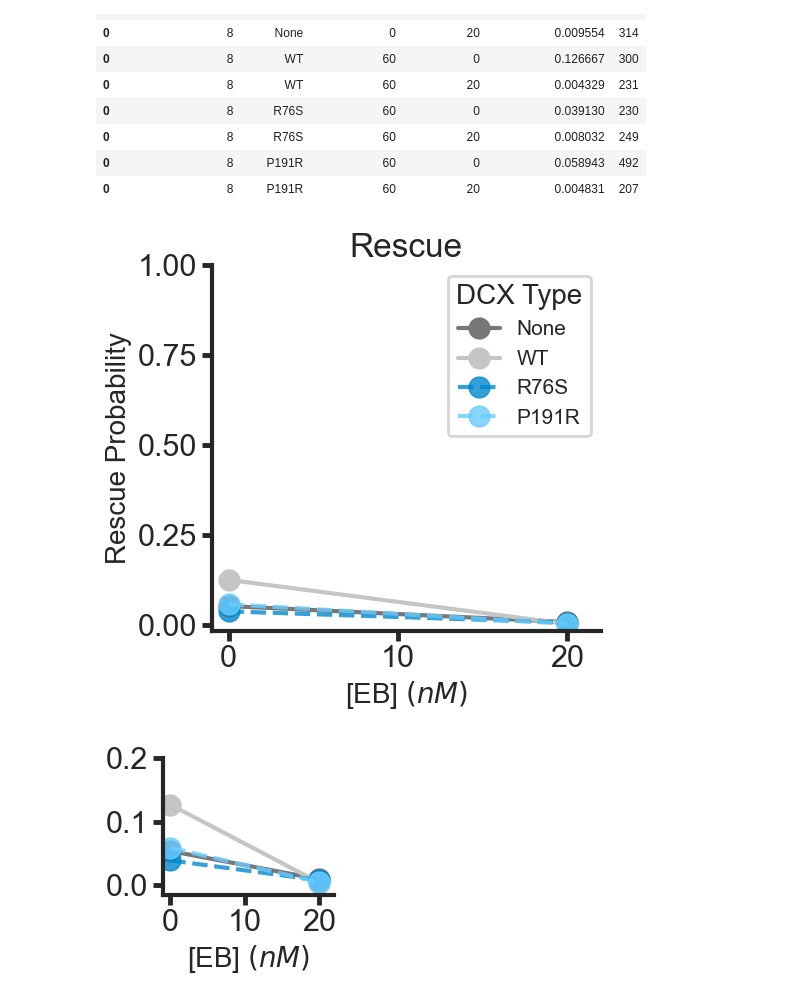
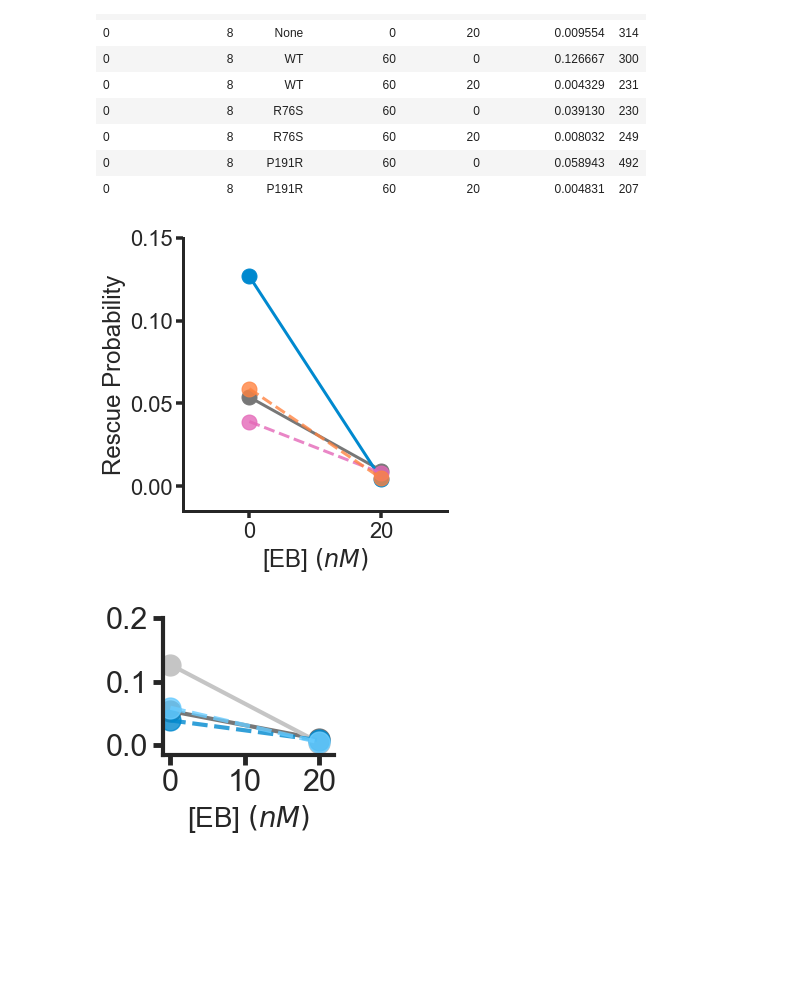
Before and after one commit to sofiacruzt/sofia-brouhardlab, a Jupyter notebook: dynamics/fit_master_sheet-BrandiEB.ipynb, the cells around one changed output. Cells and saved outputs as stored; diff of their text form; code cells hidden in the pictures; blank space fills up the shorter version.

```diff
--- a/dynamics/fit_master_sheet-BrandiEB.ipynb
+++ b/dynamics/fit_master_sheet-BrandiEB.ipynb
@@ -127,3 +127,10 @@ path = newmydir
 path
 # %% [output]
 WindowsPath('C:/Users/Brouhard Lab/OneDrive - McGill University/EJCB2023/Brandi_EJCB_DCX-EB_Figs/IRM/Data_Sheets/Plots-Sofia/Plots-Sofia')
+# %%
+tubconc =8
+dcxtype = 'None'
+ebconc = 20
+rep = 4
+selectdata = data[(data[Type]==dcxtype)&(data[EBconc]==ebconc)]
+selectdata.groupby([EBconc,'Rep']).mean()
@@ -867,14 +904,14 @@ sns.set_style("ticks")
 c = 0
 for i in [0,1]:
     for j in [0,1]:
-        sns.pointplot(x='Date', y=parameters[c],
-                        hue='Ch', join=False, capsize=.1,
-                        data=selectdata,ci=95 , palette=palette,ax=axs[i][j])
+        sns.pointplot(x='Rep', y=parameters[c],
+                         err_style="bars", marker='o', join=False, capsize=.1,
+                        data=selectdata,err_kws={'capsize':10},ci=95 , palette=palette,ax=axs[i][j])
         c += 1
-# axs[0][0].set_ylim(0,1.5)
-# axs[1][0].set_ylim(0,18)
-# axs[0][1].set_ylim(0,10)
-# axs[1][1].set_ylim(0,18)
+axs[0][0].set_ylim(0,1.5)
+axs[1][0].set_ylim(0,20)
+axs[0][1].set_ylim(0,10)
+axs[1][1].set_ylim(0,50)
 sns.despine()
 sns.set_context("poster", font_scale=1, rc={"lines.linewidth":3.0})
 plt.tight_layout()
@@ -924,56 +961,56 @@ rescues
 | 0 | 8 | R76S | 60 | 20 | 0.008032 | 249 |
 | 0 | 8 | P191R | 60 | 0 | 0.058943 | 492 |
 | 0 | 8 | P191R | 60 | 20 | 0.004831 | 207 |
+# %%
+Rescuepalette = [grey00, cyan00, pink00, orange00]
 # %%
 scattersize = 12
 cap = 5
 
 fig, ax = plt.subplots(1,1,figsize=(5.5,5.5))
 #     plt.suptitle('Fitted pooled data', fontsize=30)
+
 
 count = 0
 for dcxtype in data[Type].unique(): #data[Type].unique()
 
     x = rescues[ (rescues[tubulin]==8) & (rescues[Type]== dcxtype)][EBconc]
 
     y = rescues[ (rescues[tubulin]==8) & (rescues[Type]== dcxtype)]['Normalized Rescue']
 
     if dcxtype == 'None' or  dcxtype == 'WT':
 
-        ax.plot(x , y ,color=palette[count],marker = 'o', ms=15)
+        ax.plot(x , y ,color=Rescuepalette[count],marker = 'o', ms=15)
 
     else:
 
-        ax.plot(x , y ,color=palette[count],marker = 'o', ms=15, ls='--',alpha=0.8 )
+        ax.plot(x , y ,color=Rescuepalette[count],marker = 'o', ms=15, ls='--',alpha=0.8 )
 
     count += 1
 
 ax.spines['right'].set_visible(False)
 ax.spines['top'].set_visible(False)
 ax.spines['left'].set_lw(3)
 ax.spines['bottom'].set_lw(3)
 ax.tick_params(axis='both', width = 3.5, length = 7)
-ax.set_ylim(-0.015,1)
-ax.set_xlim(-1,22)
-ax.set_xticks(np.arange(0, 30,10))
-ax.set_xlabel( EBconc, fontsize=20)
+ax.set_ylim(-0.015,0.15)
+ax.set_xlim(-10,30)
+ax.set_xticks(np.arange(0, 30,20))
+ax.set_xlabel( EBconc)
 
 
 #ax.set_title('Rescue')
 ax.set_ylabel('Rescue Probability')
 
 sns.set_context("poster", font_scale=1, rc={"lines.linewidth":3.0})
-
-ax.set_title('Rescue')
-ax.set_ylabel('Rescue Probability', fontsize=20)
-
-ax.legend((Type_order),loc='upper right',title='DCX Type', title_fontsize=20, fontsize=15)
-# fig.suptitle('[Tubulin] ' r'$= 8 \mu M$', fontsize=25)
+plt.tight_layout()
+#ax.legend((Type_order),loc='upper left',title='DCX Type')
+#fig.suptitle('[Tubulin] ' r'$= 6 \mu M$')
 plt.tight_layout()
 # plt.savefig(path.parents[0]/('Fit-Rescue_.jpg'))
 plt.savefig(newmydir/('joint_graphsRescues_all.svg'))
 # %% [output]
-[figure, old version]
+[figure, new version]
 # %%
 #rescale
 
```
Also changed, not shown: parts of 19 cells of this notebook, 3 other files.
